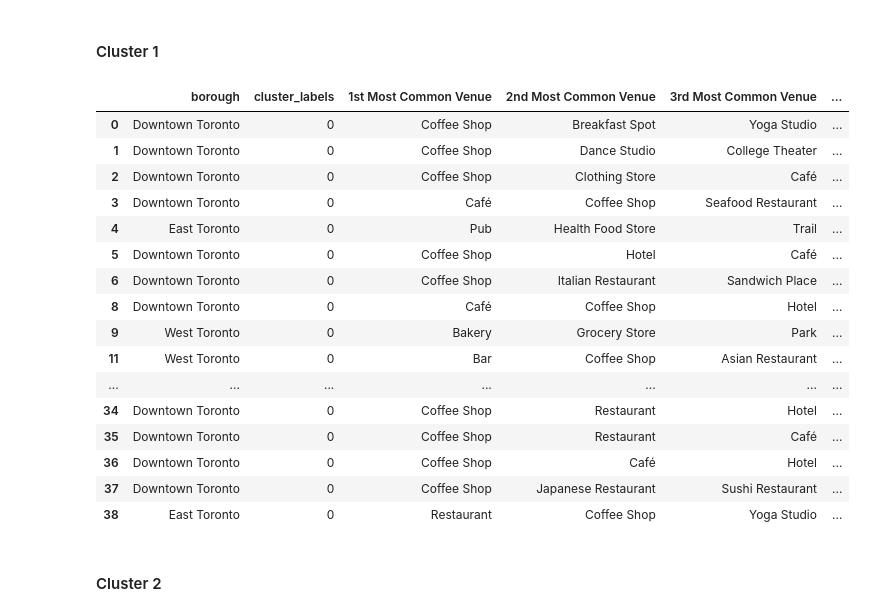
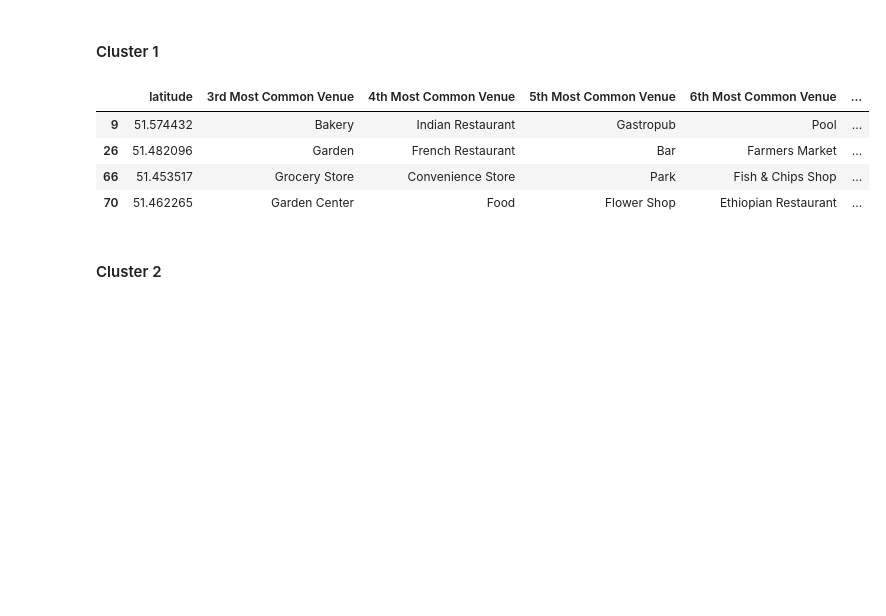
Before and after one commit to rafaelcgama/Capstone, a Jupyter notebook: final.ipynb, the cells around one changed output. Cells and saved outputs as stored; diff of their text form; code cells hidden in the pictures; blank space fills up the shorter version.

```diff
--- a/final.ipynb
+++ b/final.ipynb
@@ -1411,12 +1411,12 @@ KElbowVisualizer(ax=<AxesSubplot:>, k=None, metric='silhouette', model=None,
 <AxesSubplot:title={'center':'Silhouette Score Elbow for KMeans Clustering'}, xlabel='k', ylabel='silhouette score'>
 # %%
 # set number of clusters
-kclusters = 5
+kclusters = 6
 
-toronto_grouped_clustering = toronto_grouped.drop('neighborhood', 1)
+london_grouped_clustering = london_grouped.drop('neighborhood', 1)
 
 # run k-means clustering
-kmeans = KMeans(n_clusters=kclusters, random_state=0).fit(toronto_grouped_clustering)
+kmeans = KMeans(n_clusters=kclusters, random_state=42).fit(london_grouped_clustering)
 
 # check cluster labels generated for each row in the dataframe
 kmeans.labels_[0:10]
@@ -1435,11 +1434,11 @@ toronto_only.loc[~toronto_only['neighborhood'].isin(toronto_venues['neighborhood
 # add clustering labels
 neighborhoods_venues_sorted.insert(0, 'cluster_labels', kmeans.labels_)
 
-toronto_merged = toronto_only.copy()
+london_merged = london_central.copy()
 
 # merge toronto_grouped with toronto_data to add latitude/longitude for each neighborhood
-toronto_merged = toronto_merged.join(neighborhoods_venues_sorted.set_index('neighborhood'), on='neighborhood', how='inner')
+london_merged = london_merged.iloc[:, 3:].join(neighborhoods_venues_sorted.set_index('neighborhood'), on='neighborhood', how='inner')
 
-toronto_merged.head() # check the last columns!
-toronto_merged.shape
+london_merged.head() # check the last columns!
+london_merged.shape
 # %% [output]
@@ -1497,25 +1496,13 @@ Now, you can examine each cluster and determine the discriminating venue categor
 # %% [markdown]
 #### Cluster 1
 # %%
-toronto_merged.loc[toronto_merged['cluster_labels'] == 0, toronto_merged.columns[[1] + list(range(5, toronto_merged.shape[1]))]]
+london_merged.loc[london_merged['cluster_labels'] == 0, london_merged.columns[[1] + list(range(6, london_merged.shape[1]))]]
 # %% [output]
-|  | borough | cluster_labels | 1st Most Common Venue | 2nd Most Common Venue | 3rd Most Common Venue | ... |
-| 0 | Downtown Toronto | 0 | Coffee Shop | Breakfast Spot | Yoga Studio | ... |
-| 1 | Downtown Toronto | 0 | Coffee Shop | Dance Studio | College Theater | ... |
-| 2 | Downtown Toronto | 0 | Coffee Shop | Clothing Store | Café | ... |
-| 3 | Downtown Toronto | 0 | Café | Coffee Shop | Seafood Restaurant | ... |
-| 4 | East Toronto | 0 | Pub | Health Food Store | Trail | ... |
-| 5 | Downtown Toronto | 0 | Coffee Shop | Hotel | Café | ... |
-| 6 | Downtown Toronto | 0 | Coffee Shop | Italian Restaurant | Sandwich Place | ... |
-| 8 | Downtown Toronto | 0 | Café | Coffee Shop | Hotel | ... |
-| 9 | West Toronto | 0 | Bakery | Grocery Store | Park | ... |
-| 11 | West Toronto | 0 | Bar | Coffee Shop | Asian Restaurant | ... |
-| ... | ... | ... | ... | ... | ... | ... |
-| 34 | Downtown Toronto | 0 | Coffee Shop | Restaurant | Hotel | ... |
-| 35 | Downtown Toronto | 0 | Coffee Shop | Restaurant | Café | ... |
-| 36 | Downtown Toronto | 0 | Coffee Shop | Café | Hotel | ... |
-| 37 | Downtown Toronto | 0 | Coffee Shop | Japanese Restaurant | Sushi Restaurant | ... |
-| 38 | East Toronto | 0 | Restaurant | Coffee Shop | Yoga Studio | ... |
+|  | latitude | 3rd Most Common Venue | 4th Most Common Venue | 5th Most Common Venue | 6th Most Common Venue | ... |
+| 9 | 51.574432 | Bakery | Indian Restaurant | Gastropub | Pool | ... |
+| 26 | 51.482096 | Garden | French Restaurant | Bar | Farmers Market | ... |
+| 66 | 51.453517 | Grocery Store | Convenience Store | Park | Fish & Chips Shop | ... |
+| 70 | 51.462265 | Garden Center | Food | Flower Shop | Ethiopian Restaurant | ... |
 # %% [markdown]
 #### Cluster 2
 # %%
```
Also changed, not shown: parts of 10 cells of this notebook.
